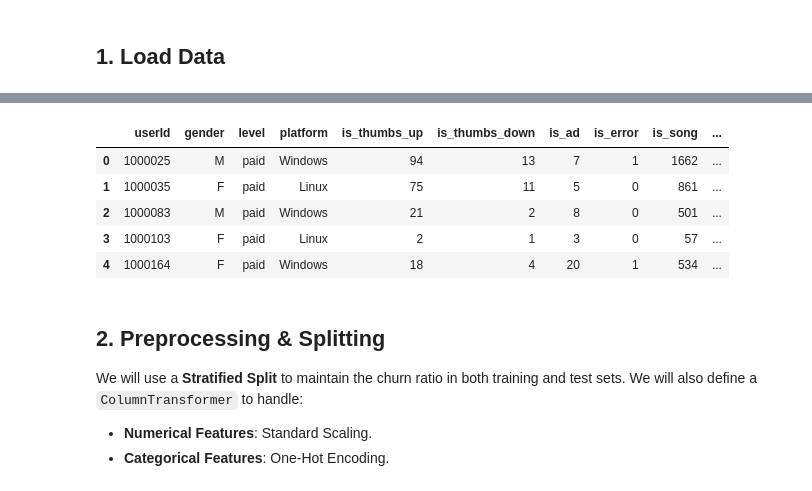
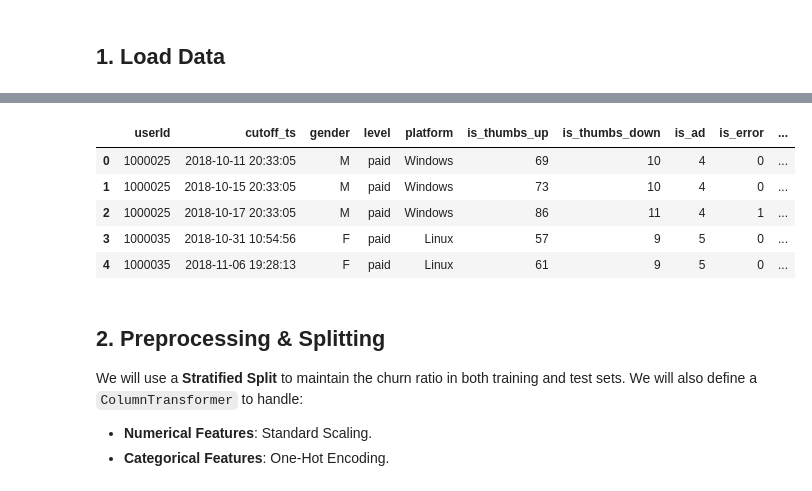
Before and after one commit to RaynorEtienn/Python4DataScience, a Jupyter notebook: Project/notebooks/Modeling.ipynb, the cells around one changed output, grey strips where cells are left out. Drawn from its saved outputs; the diff is of its cells as text; code cells hidden in the pictures.

```diff
--- a/Project/notebooks/Modeling.ipynb
+++ b/Project/notebooks/Modeling.ipynb
@@ -20,82 +20,25 @@ pd.set_option('display.max_columns', None)
 import src.features
 import importlib
 importlib.reload(src.features)
-# We use aggregate_user_features directly to control the snapshots
-from src.features import extract_user_attributes, aggregate_user_features
+from src.features import extract_user_attributes, generate_training_data
 
-print("Regenerating Training Features from Raw Data (Robust Sliding Window)...")
+print("Regenerating Training Features from Raw Data (Snapshot Approach)...")
 train_raw_path = '../data/train.parquet'
 train_df_raw = pd.read_parquet(train_raw_path)
 train_df_raw = extract_user_attributes(train_df_raw)
 
-# --- ROBUST DATA GENERATION ---
-# We generate multiple training samples per user at different points in time.
-# This ensures the model sees a realistic distribution of 'days_since_last_session'.
+# --- SMART DATA GENERATION ---
+# We use the strategy that gave us the All-Time High (0.648).
+# - Churners: Snapshots at 1, 3, 7 days before churn.
+# - Non-Churners: Random active snapshots + "Dormancy" snapshots (after last event).
+# This aligns the training distribution with the test set (where many users are dormant).
 
-CHURN_WINDOW_DAYS = 10  # Prediction window (e.g., will they CANCEL in next 10 days?)
-SNAPSHOT_INTERVAL_DAYS = 14 # How often to take a snapshot
-N_SNAPSHOTS = 3 # Reverted to 3 to reduce class imbalance (6 was too aggressive)
-
-max_ts = train_df_raw['ts'].max()
-dfs = []
-
-for i in range(N_SNAPSHOTS):
-    # Move back in time to create a "virtual" prediction point
-    # We start at least CHURN_WINDOW_DAYS back so we have ground truth labels
-    cutoff_ts = max_ts - pd.Timedelta(days=CHURN_WINDOW_DAYS + (i * SNAPSHOT_INTERVAL_DAYS))
-
-    print(f"Generating snapshot {i+1}/{N_SNAPSHOTS} at {cutoff_ts}...")
-
-    # 1. Identify users active *before* this cutoff
-    active_users = train_df_raw[train_df_raw['ts'] <= cutoff_ts]['userId'].unique()
-
-    snapshot_df = pd.DataFrame({
-        'userId': active_users,
-        'cutoff_ts': cutoff_ts
-    })
-
-    # 2. Generate Features relative to this cutoff
-    # This ensures 'days_since_last_session' is calculated correctly (Cutoff - Last Event)
-    features = aggregate_user_features(train_df_raw, snapshot_df=snapshot_df)
-    features = features.reset_index(level='cutoff_ts', drop=True)
-
-    # 3. Generate Target (CORRECTED DEFINITION)
-    # Target = 1 ONLY if "Cancellation Confirmation" event occurs in [cutoff_ts, cutoff_ts + window]
-    future_start = cutoff_ts
-    future_end = cutoff_ts + pd.Timedelta(days=CHURN_WINDOW_DAYS)
-
-    # Find users who explicitly cancelled in the window
-    churners = train_df_raw[
-        (train_df_raw['ts'] > future_start) &
-        (train_df_raw['ts'] <= future_end) &
-        (train_df_raw['page'] == 'Cancellation Confirmation')
-    ]['userId'].unique()
-
-    features['target'] = 0 # Default to Non-Churn
-    features.loc[features.index.isin(churners), 'target'] = 1
-
-    # FIX: Ensure userId is a column for GroupShuffleSplit later
-    if 'userId' not in features.columns:
-        features = features.reset_index()
-
-    dfs.append(features)
-
-df = pd.concat(dfs)
-
-# --- FEATURE ENGINEERING BOOST ---
-# Add ratio features to capture trends (Velocity)
-if 'sessions_last_7d' in df.columns and 'sessions_last_28d' in df.columns:
-    # Avoid division by zero
-    df['session_velocity'] = df['sessions_last_7d'] / (df['sessions_last_28d'] / 4 + 0.01)
-
-# Interaction: Recency vs Frequency
-if 'days_since_last_session' in df.columns and 'total_sessions' in df.columns:
-    df['recency_frequency_ratio'] = df['days_since_last_session'] / (df['total_sessions'] + 1)
+df = generate_training_data(train_df_raw)
 
 print(f"Dataset Shape: {df.shape}")
 print(f"Churn Rate: {df['target'].mean():.2%}")
 
-print("\nAvg Gap for Non-Churners (Target 0) - Should NOT be 0:")
+print("\nAvg Gap for Non-Churners (Target 0) - Should include large gaps (Dormancy):")
 print(df[df['target']==0]['days_since_last_session'].describe())
 
 df.head()
@@ -119,10 +62,10 @@ max         39.995347
 Name: days_since_last_session, dtype: float64
-|  | userId | gender | level | platform | is_thumbs_up | is_thumbs_down | is_ad | is_error | is_song | ... |
-| 0 | 1000025 | M | paid | Windows | 94 | 13 | 7 | 1 | 1662 | ... |
-| 1 | 1000035 | F | paid | Linux | 75 | 11 | 5 | 0 | 861 | ... |
-| 2 | 1000083 | M | paid | Windows | 21 | 2 | 8 | 0 | 501 | ... |
-| 3 | 1000103 | F | paid | Linux | 2 | 1 | 3 | 0 | 57 | ... |
-| 4 | 1000164 | F | paid | Windows | 18 | 4 | 20 | 1 | 534 | ... |
+|  | userId | cutoff_ts | gender | level | platform | is_thumbs_up | is_thumbs_down | is_ad | is_error | ... |
+| 0 | 1000025 | 2018-10-11 20:33:05 | M | paid | Windows | 69 | 10 | 4 | 0 | ... |
+| 1 | 1000025 | 2018-10-15 20:33:05 | M | paid | Windows | 73 | 10 | 4 | 0 | ... |
+| 2 | 1000025 | 2018-10-17 20:33:05 | M | paid | Windows | 86 | 11 | 4 | 1 | ... |
+| 3 | 1000035 | 2018-10-31 10:54:56 | F | paid | Linux | 57 | 9 | 5 | 0 | ... |
+| 4 | 1000035 | 2018-11-06 19:28:13 | F | paid | Linux | 61 | 9 | 5 | 0 | ... |
 # %% [markdown]
 ## 2. Preprocessing & Splitting
 
```
Also changed, not shown: parts of 14 cells of this notebook, 6 other files.
